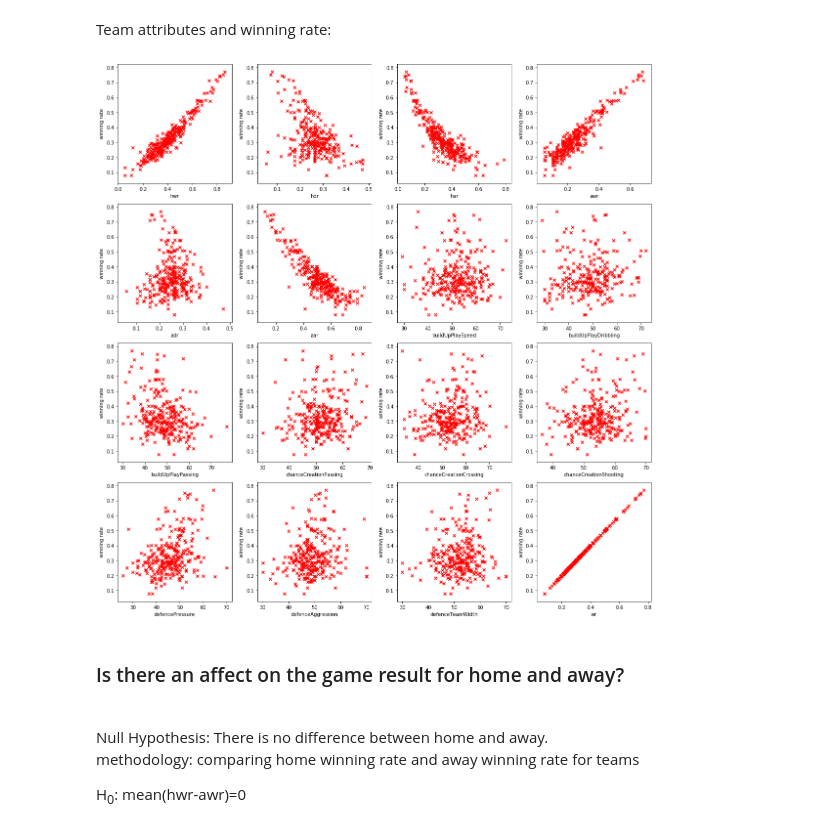
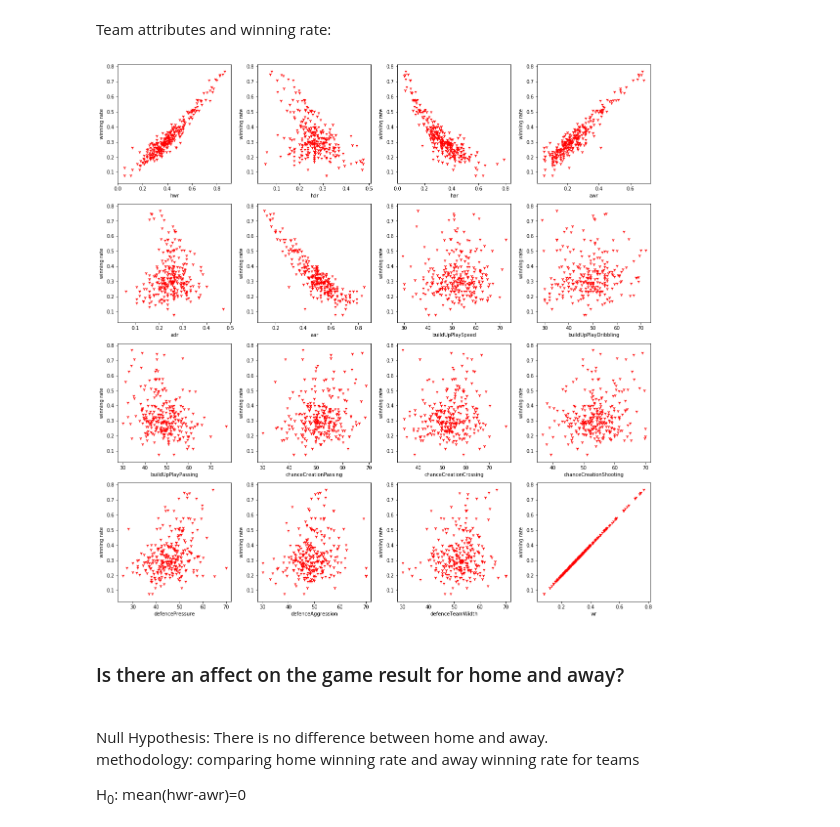
Before and after one commit to hbbhsy/European-Soccer-EDA, a Jupyter notebook: European Soccer EDA-Copy1.ipynb, the cells around one changed output. Saved outputs shown, nothing was run; the diff lists cells and outputs as text; code cells hidden in the pictures.

```diff
--- a/European Soccer EDA-Copy1.ipynb
+++ b/European Soccer EDA-Copy1.ipynb
@@ -337,19 +363,19 @@ Team attributes and winning rate:
 # %%
 # epl_h_atr=epl_df[epl_df.columns[8:17]]
 epl_h_atr=epl_df.drop(epl_df.columns[7:9],axis=1).set_index(['team'])
 
 l=len(epl_h_atr.columns)
 fig,axs=plt.subplots(4,4,figsize=(16,16))
 for i,ax in enumerate(axs.flatten()):
-    ax.scatter(epl_h_atr.iloc[:,i],epl_df.wr,color='red',marker='x')
+    ax.scatter(epl_h_atr.iloc[:,i],epl_df.wr,color='red',marker='1')
     ax.set_xlabel(epl_h_atr.columns[i])
     ax.set_ylabel('winning rate')
 
 plt.tight_layout()
-plt.savefig('images/t_wr.png')
+plt.savefig('images/twr.png')
 plt.show()
 # %% [output]
-[figure, old version]
+[figure, new version]
 # %% [markdown]
 ### Is there an affect on the game result for home and away?<br/><br/>
 Null Hypothesis: There is no difference between home and away. <br/>
```
Also changed, not shown: parts of 15 cells of this notebook, 9 other files.
